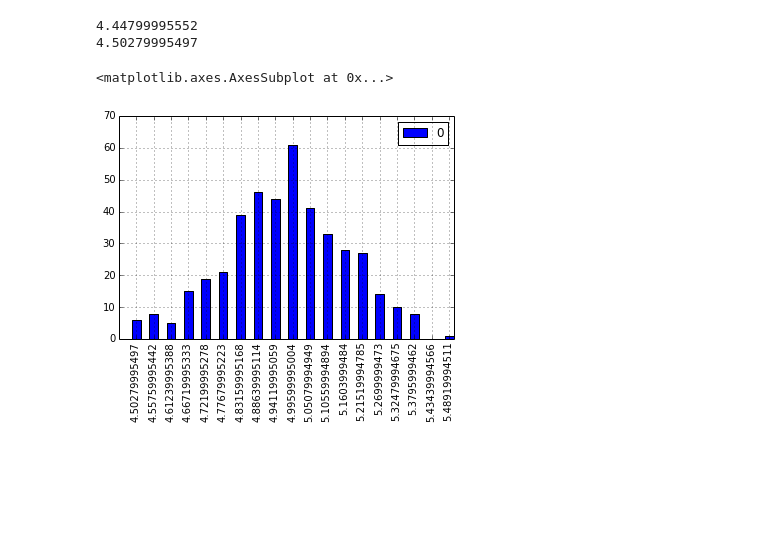
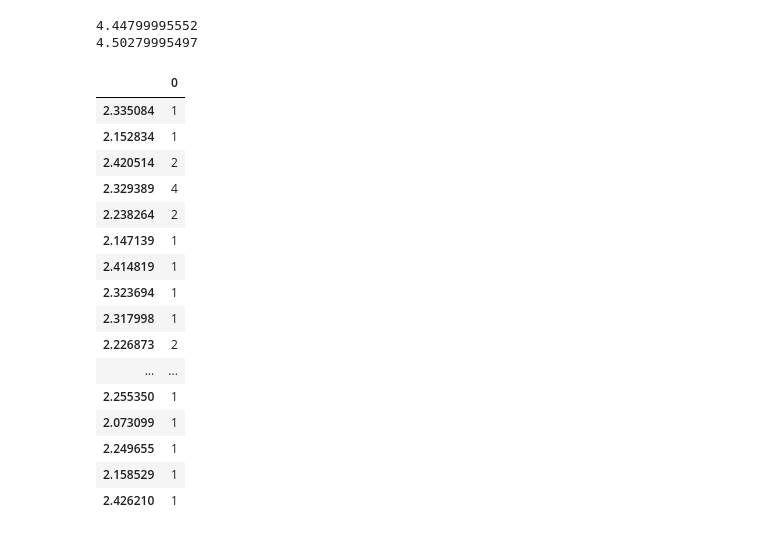
Before and after one commit to erinellefsen/summer2015, a Jupyter notebook: R_Distribution.ipynb, the cells around one changed output. Saved outputs shown, nothing was run; the diff lists cells and outputs as text; code cells hidden in the pictures; blank space fills up the shorter version.

```diff
--- a/R_Distribution.ipynb
+++ b/R_Distribution.ipynb
@@ -153,7 +182,23 @@ newD=makeRanges(d)
 4.44799995552
 4.50279995497
 # %%
-pd.DataFrame.from_dict(newD, orient="index").plot(kind="bar")
+df = pd.DataFrame.from_dict(dist, orient="index")
+df
 # %% [output]
-<matplotlib.axes.AxesSubplot at 0x...>
-[figure, removed]
+|  | 0 |
+| 2.335084 | 1 |
+| 2.152834 | 1 |
+| 2.420514 | 2 |
+| 2.329389 | 4 |
+| 2.238264 | 2 |
+| 2.147139 | 1 |
+| 2.414819 | 1 |
+| 2.323694 | 1 |
+| 2.317998 | 1 |
+| 2.226873 | 2 |
+| ... | ... |
+| 2.255350 | 1 |
+| 2.073099 | 1 |
+| 2.249655 | 1 |
+| 2.158529 | 1 |
+| 2.426210 | 1 |
```
Also changed, not shown: parts of 4 cells of this notebook, 5 other files.
